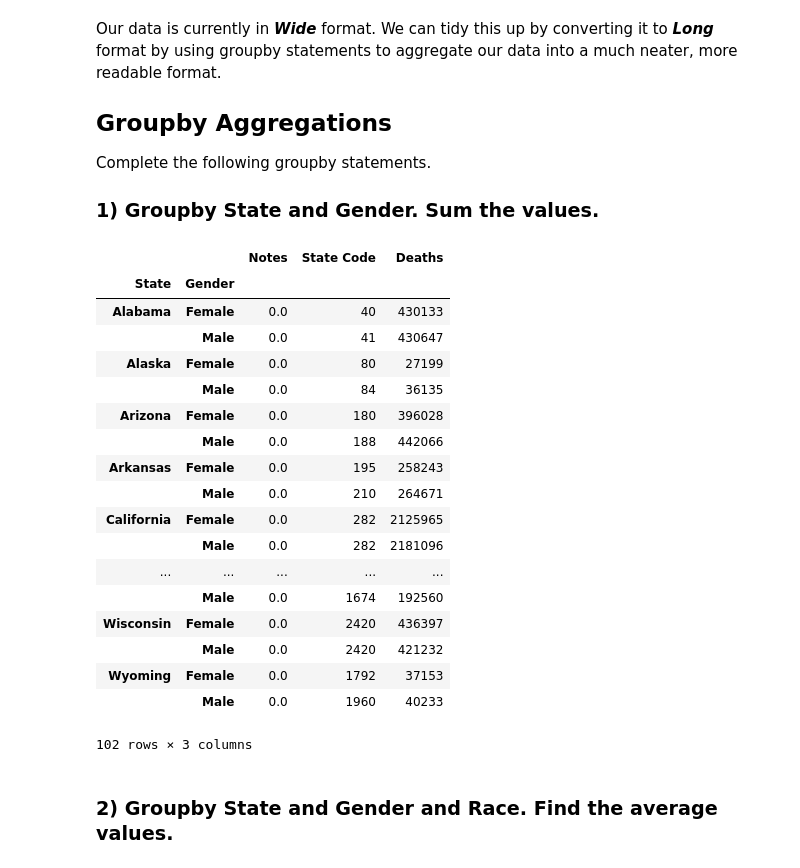
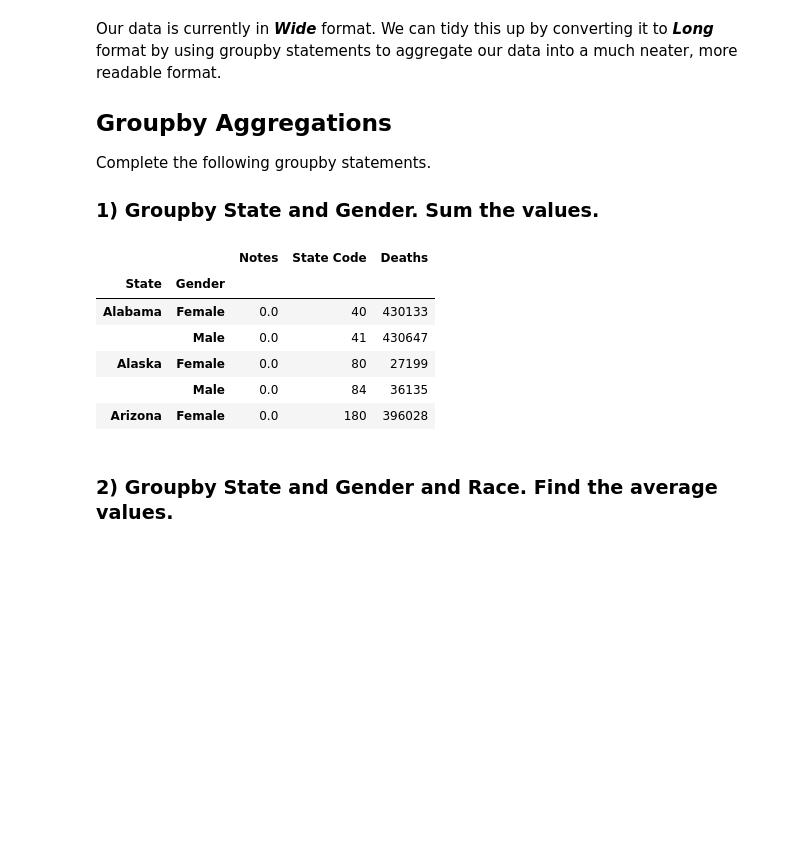
Before and after one commit to Cheffrey2000/flatiron_labs, a Jupyter notebook: section_05/dsc-pivot-tables-pandas-lab-online-ds-ft-081219/index.ipynb, the cells around one changed output. Drawn from its saved outputs; the diff is of its cells as text; code cells hidden in the pictures; blank space fills up the shorter version.

```diff
--- a/section_05/dsc-pivot-tables-pandas-lab-online-ds-ft-081219/index.ipynb
+++ b/section_05/dsc-pivot-tables-pandas-lab-online-ds-ft-081219/index.ipynb
@@ -61,27 +61,15 @@ Complete the following groupby statements.
 ### 1) Groupby State and Gender. Sum the values.
 # %%
 # Your code here
-df.groupby(['State', 'Gender']).sum()
+df.groupby(['State', 'Gender']).sum().head()
 # %% [output]
 |  |  | Notes | State Code | Deaths |
 | State | Gender |  |  |  |
 | Alabama | Female | 0.0 | 40 | 430133 |
 |  | Male | 0.0 | 41 | 430647 |
 | Alaska | Female | 0.0 | 80 | 27199 |
 |  | Male | 0.0 | 84 | 36135 |
 | Arizona | Female | 0.0 | 180 | 396028 |
-|  | Male | 0.0 | 188 | 442066 |
-| Arkansas | Female | 0.0 | 195 | 258243 |
-|  | Male | 0.0 | 210 | 264671 |
-| California | Female | 0.0 | 282 | 2125965 |
-|  | Male | 0.0 | 282 | 2181096 |
-| ... | ... | ... | ... | ... |
-|  | Male | 0.0 | 1674 | 192560 |
-| Wisconsin | Female | 0.0 | 2420 | 436397 |
-|  | Male | 0.0 | 2420 | 421232 |
-| Wyoming | Female | 0.0 | 1792 | 37153 |
-|  | Male | 0.0 | 1960 | 40233 |
-102 rows × 3 columns
 # %% [markdown]
 ### 2) Groupby State and Gender and Race. Find the average values.
 # %%
```
Also changed, not shown: parts of 31 cells of this notebook.
